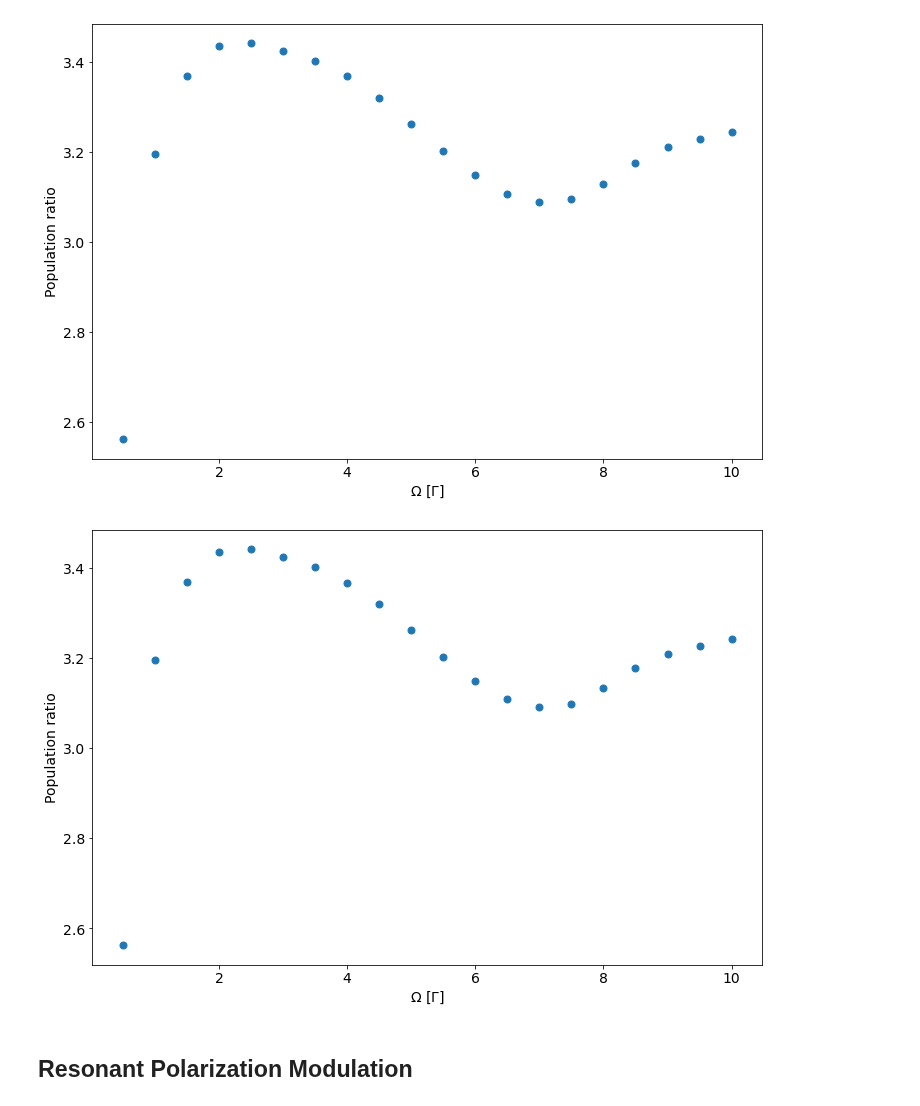
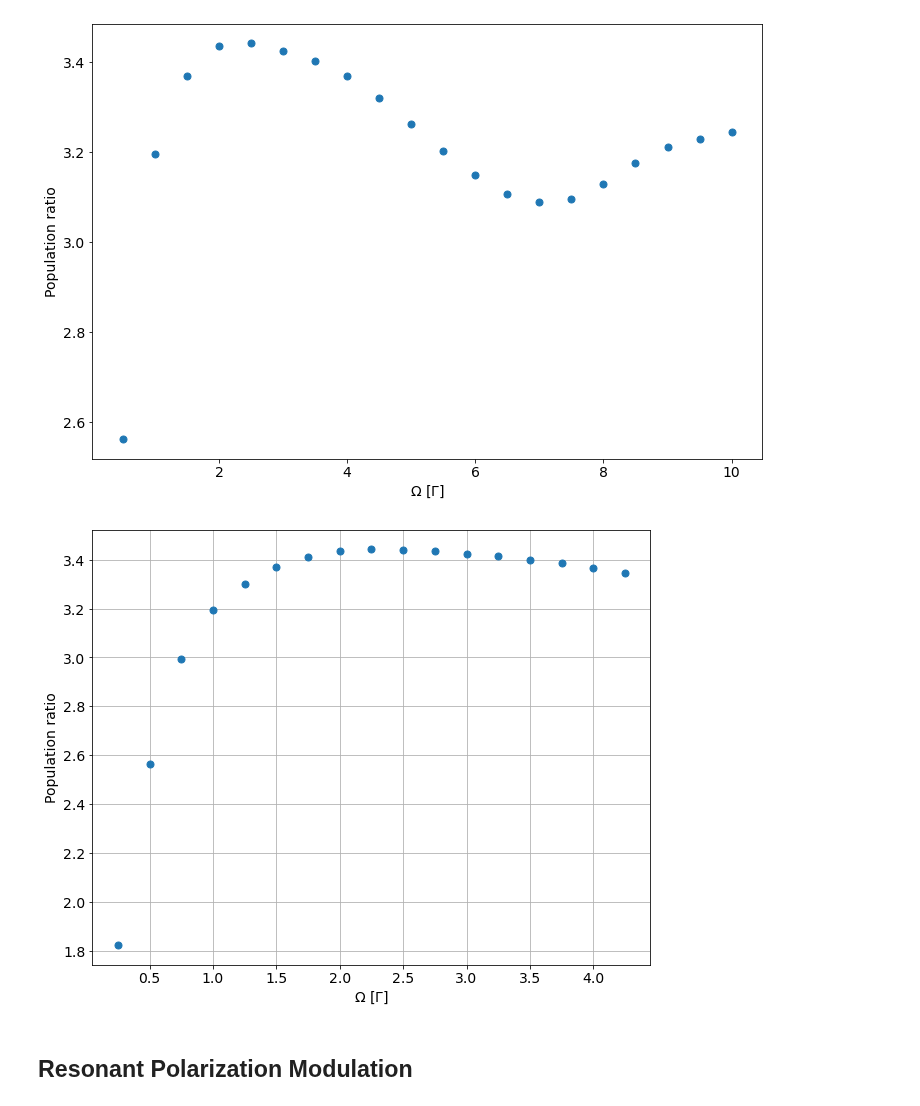
Before and after one commit to ograsdijk/CeNTREX-notebooks, a Jupyter notebook: optical bloch equations/Oskari Code Modified/Laser Only.ipynb, the cells around one changed output. Drawn from its saved outputs; the diff is of its cells as text; code cells hidden in the pictures.

```diff
--- a/optical bloch equations/Oskari Code Modified/Laser Only.ipynb
+++ b/optical bloch equations/Oskari Code Modified/Laser Only.ipynb
@@ -534,7 +534,7 @@ ax.tick_params(axis='both', labelsize=14)
 # %%
 from tqdm import tqdm
 
-factors = np.arange(0.5,10+0.5,0.5)
+factors = np.arange(0.25, 4.5, 0.25)
 solutions = {}
 for factor in tqdm(factors):
     #Generate optical coupling matrix with set rabi rate
@@ -568,27 +568,28 @@ for factor in tqdm(factors):
     T = 100e-6
 
     t_span = (0, T)
-    t_step = 1e-7
+    t_step = 1e-8
 
     sol = solve_ivp(Lindblad_rhs, t_span, rho_vec, dense_output=True, max_step = t_step, vectorized = True)
     solutions[factor] = sol
 # %%
-fig, ax = plt.subplots(figsize = (12,8))
+fig, ax = plt.subplots(figsize = (10,8))
 
 for factor, sol in solutions.items():
     s1,s2 = int(np.sqrt(sol.y.shape[0])), sol.y.shape[1]
     pop_results = np.real(np.einsum('jji->ji',sol.y.reshape((s1,s1, s2))))
     t_array = sol.t
 
     P0 = np.sum(pop_results[:4], axis = 0)
 
     ax.plot(factor, P0[-1]/P0[0], '.', ms = 14, color = 'C0')
 
 ax.set_xlabel(r"$\Omega$ [$\Gamma$]", fontsize = 14)
 ax.set_ylabel("Population ratio", fontsize = 14)
 ax.tick_params(axis='both', labelsize=14)
+ax.grid(True)
 # %% [output]
-[figure, old version]
+[figure, new version]
 # %% [markdown]
 ## Resonant Polarization Modulation
 # %%
```
Also changed, not shown: parts of 3 cells of this notebook.
